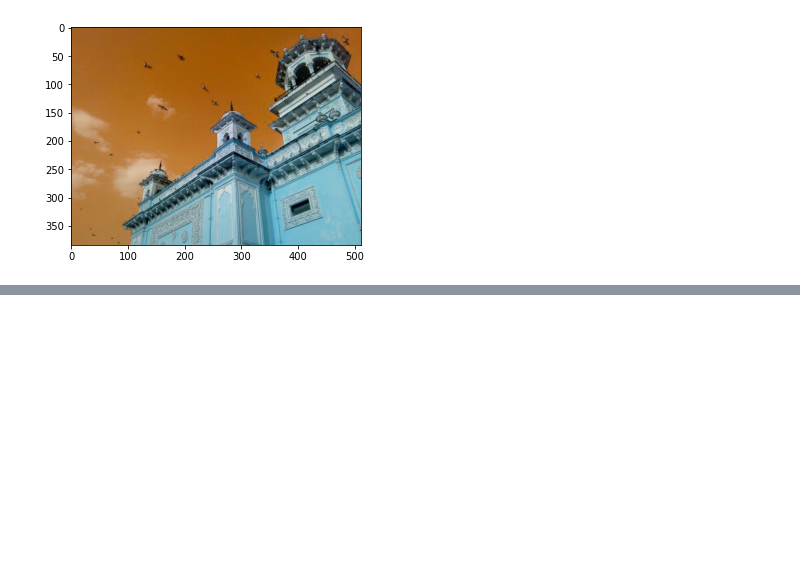
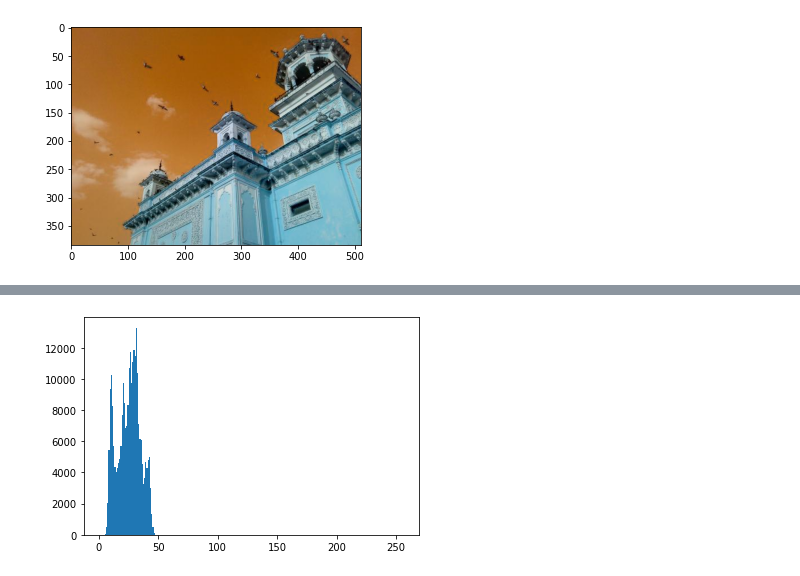
Before and after one commit to wlcosta/es235_pdi, a Jupyter notebook: 3_histogramas/histogramas.ipynb, the cells around one changed output, grey strips where cells are left out. Drawn from its saved outputs; the diff is of its cells as text; code cells hidden in the pictures; blank space fills up the shorter version.

```diff
--- a/3_histogramas/histogramas.ipynb
+++ b/3_histogramas/histogramas.ipynb
@@ -127,0 +138,5 @@ plt.imshow(img)
+# %%
+plt.hist(low_contrast_img.ravel(), 256, [0,256])
+plt.show()
+# %% [output]
+[figure, added]
```
Also changed, not shown: parts of 4 cells of this notebook.
